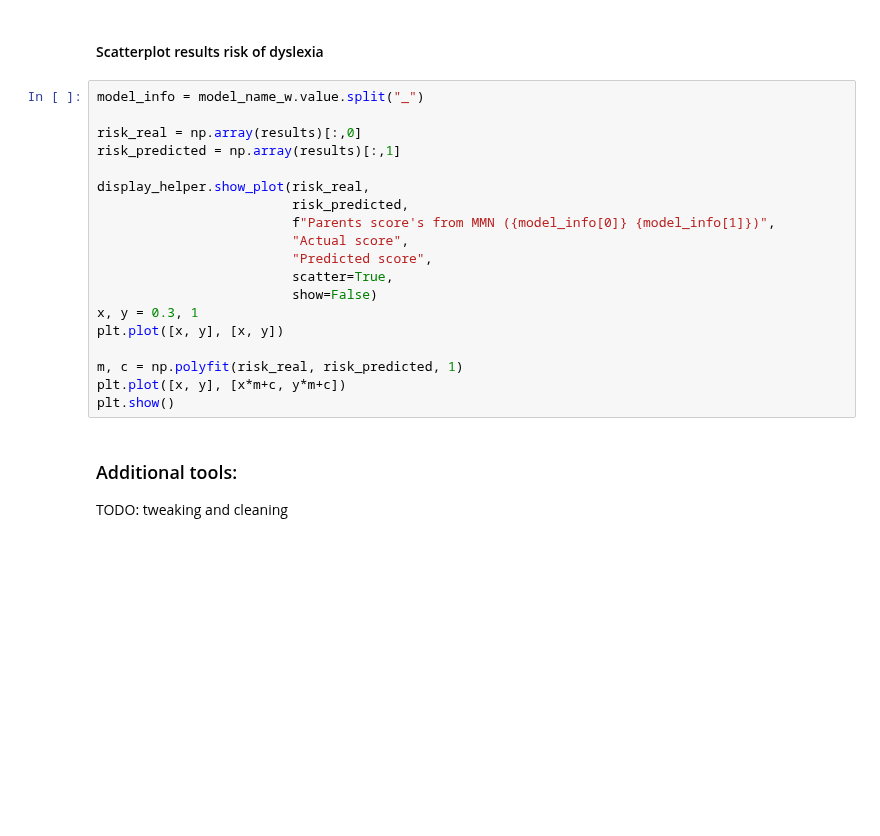
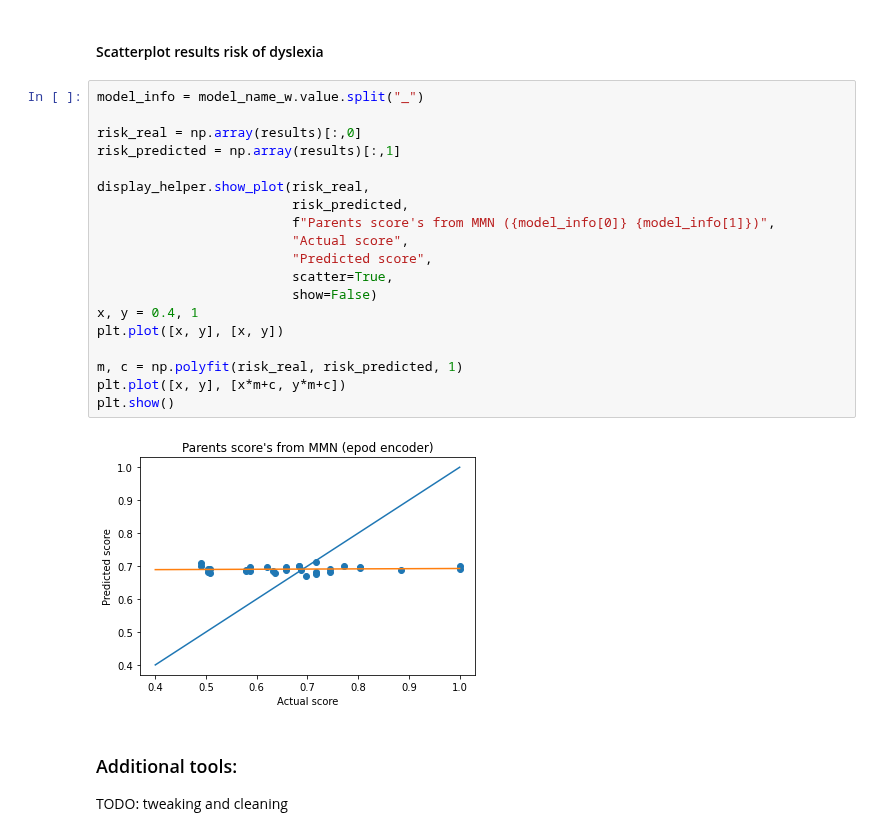
Before and after one commit to eegyolk-ai/eegyolk, a Jupyter notebook: floris_thesis_code/model_analysis.ipynb, the cells around one changed output. Saved outputs shown, nothing was run; the diff lists cells and outputs as text; blank space fills up the shorter version.

```diff
--- a/floris_thesis_code/model_analysis.ipynb
+++ b/floris_thesis_code/model_analysis.ipynb
@@ -314,22 +318,24 @@ line coef. a = 0.3357406197542107 b = 17.337610677762726
 # %%
 model_info = model_name_w.value.split("_")
 
 risk_real = np.array(results)[:,0]
 risk_predicted = np.array(results)[:,1]
 
 display_helper.show_plot(risk_real,
                          risk_predicted,
                          f"Parents score's from MMN ({model_info[0]} {model_info[1]})",
                          "Actual score",
                          "Predicted score",
                          scatter=True,
                          show=False)
-x, y = 0.3, 1
+x, y = 0.4, 1
 plt.plot([x, y], [x, y])
 
 m, c = np.polyfit(risk_real, risk_predicted, 1)
 plt.plot([x, y], [x*m+c, y*m+c])
 plt.show()
+# %% [output]
+[figure, added]
 # %% [markdown]
 ### Additional tools:
 TODO: tweaking and cleaning
```
Also changed, not shown: parts of 10 cells of this notebook, 9 other files.
